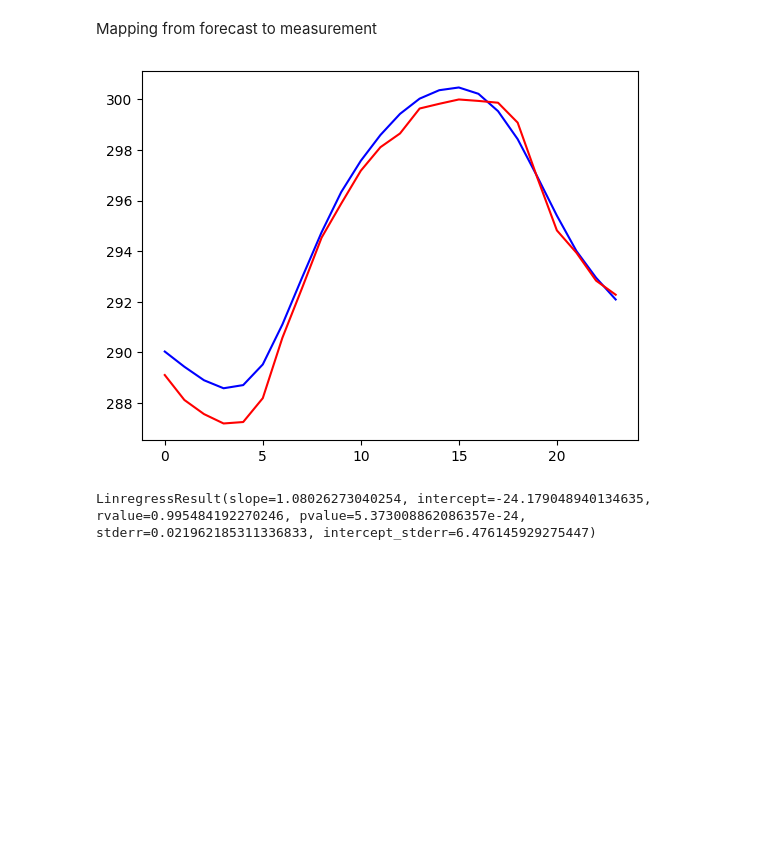
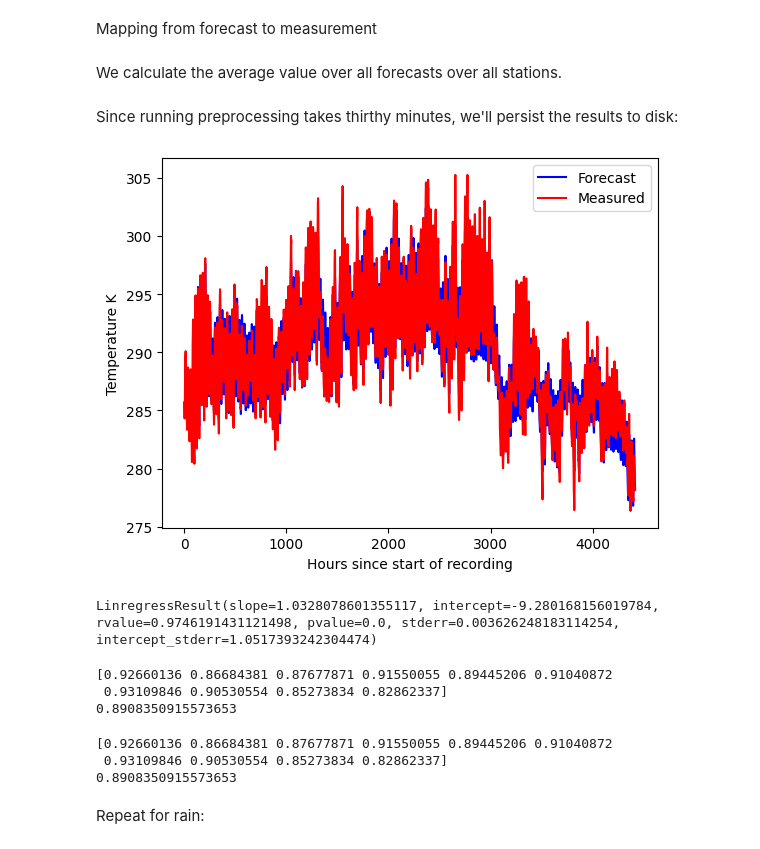
Before and after one commit to Fohlen/weather_experiment, a Jupyter notebook: analysis/Regression.ipynb, the cells around one changed output. Saved outputs shown, nothing was run; the diff lists cells and outputs as text; code cells hidden in the pictures; blank space fills up the shorter version.

Commit message:
Finalise linear regression

```diff
--- a/analysis/Regression.ipynb
+++ b/analysis/Regression.ipynb
@@ -46,40 +46,67 @@ reverse_parameter_mapping = {
     'precipitation_height': 'precipitation_height_significant_weather_last_1h',
     'temperature_air_mean_2m': 'temperature_air_mean_200'
 }
+# %% [markdown]
+We calculate the average value over all forecasts over all stations.
 # %%
 from tqdm import tqdm
+from tqdm.contrib.concurrent import thread_map
 
-rows_regression = []
+parameter = "temperature_air_mean_2m"
 rows = df_measure[
-  (df_measure["recorded_at"].dt.dayofyear == 200) &
-  (df_measure["parameter"] == "temperature_air_mean_2m")
+  (df_measure["parameter"] == parameter)
 ]
 
 measure_times = rows.recorded_at.unique().tolist()
 
-rows_measure_time = []
-
-parameter = "temperature_air_mean_2m"
-
-for measure_time in measure_times:
+def average_forecast_time(measure_time):
     forecast_rows_measure_time = df_forecasts[
         (df_forecasts["forecast_time"] == measure_time) &
         (df_forecasts["parameter"] == reverse_parameter_mapping[parameter])
     ]
 
-    rows_measure_time.append(forecast_rows_measure_time.groupby(forecast_rows_measure_time.recorded_at).value.mean().mean())
+    return forecast_rows_measure_time.groupby(forecast_rows_measure_time.recorded_at).value.mean().mean()
+
+rows_measure_time = thread_map(average_forecast_time, measure_times)
+
+#for measure_time in tqdm(measure_times):
+#    forecast_rows_measure_time = df_forecasts[
+#        (df_forecasts["forecast_time"] == measure_time) &
+#        (df_forecasts["parameter"] == reverse_parameter_mapping[parameter])
+#    ]
+
+#    rows_measure_time.append(forecast_rows_measure_time.groupby(forecast_rows_measure_time.recorded_at).value.mean().mean())
+# %% [markdown]
+Since running preprocessing takes thirthy minutes, we'll persist the results to disk:
+# %%
+import numpy as np
+
+X_sun = np.array(rows_measure_time)
+y_sun = np.array([
+    rows[rows.recorded_at == measure_time].value.mean()
+    for measure_time in measure_times
+])
+
+np.save("/Users/fohlen/PycharmProjects/weather_experiment/data/forecasts_sun.npy", X_sun)
+np.save("/Users/fohlen/PycharmProjects/weather_experiment/data/measures_sun.npy", y_sun)
 # %%
 import matplotlib.pyplot as plt
 
-y = rows.groupby(rows.recorded_at.dt.hour).value.mean().to_numpy()
-plt.plot(rows_measure_time, c="b")
-plt.plot(y, c="r")
+plt.plot(X_sun, c="b", label="Forecast")
+plt.plot(y_sun, c="r", label="Measured")
+plt.xlabel("Hours since start of recording")
+plt.ylabel("Temperature K")
+plt.legend()
+plt.savefig("forecast_vs_real_sun.png")
 plt.show()
 # %% [output]
-[figure, old version]
+[figure, new version]
 # %%
 from scipy import stats
 
-stats.linregress(rows_measure_time, y)
+nonzero_elements = np.count_nonzero(~np.isnan(X_sun))
+skip = X_sun.shape[0] - nonzero_elements
+
+stats.linregress(X_sun[skip:], y_sun[skip:])
 # %% [output]
-LinregressResult(slope=1.08026273040254, intercept=-24.179048940134635, rvalue=0.995484192270246, pvalue=5.373008862086357e-24, stderr=0.021962185311336833, intercept_stderr=6.476145929275447)
+LinregressResult(slope=1.0328078601355117, intercept=-9.280168156019784, rvalue=0.9746191431121498, pvalue=0.0, stderr=0.003626248183114254, intercept_stderr=1.0517393242304474)
@@ -101,0 +119,9 @@ LinregressResult(slope=1.08026273040254, intercept=-24.179048940134635, rvalue=0
+# %%
+from statistics import mean
+
+print(scores_sun_lr)
+print(mean(scores_sun_lr))
+# %% [output]
+[0.92660136 0.86684381 0.87677871 0.91550055 0.89445206 0.91040872
+ 0.93109846 0.90530554 0.85273834 0.82862337]
+0.8908350915573653
@@ -101,0 +133,9 @@ LinregressResult(slope=1.08026273040254, intercept=-24.179048940134635, rvalue=0
+# %%
+print(scores_sun_ridge)
+print(mean(scores_sun_ridge))
+# %% [output]
+[0.92660136 0.86684381 0.87677871 0.91550055 0.89445206 0.91040872
+ 0.93109846 0.90530554 0.85273834 0.82862337]
+0.8908350915573653
+# %% [markdown]
+Repeat for rain:
```
Also changed, not shown: parts of 12 cells of this notebook, 7 other files.
